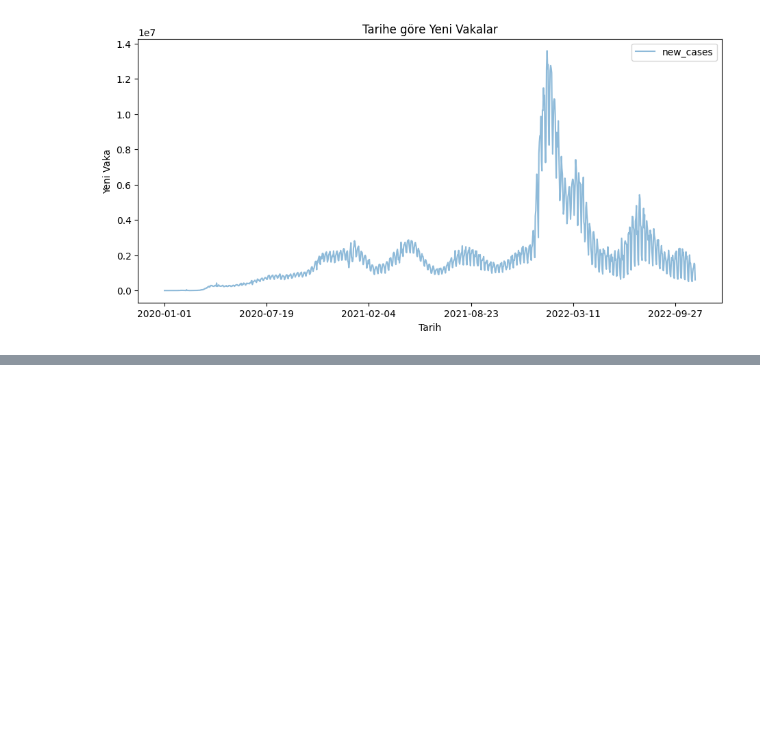
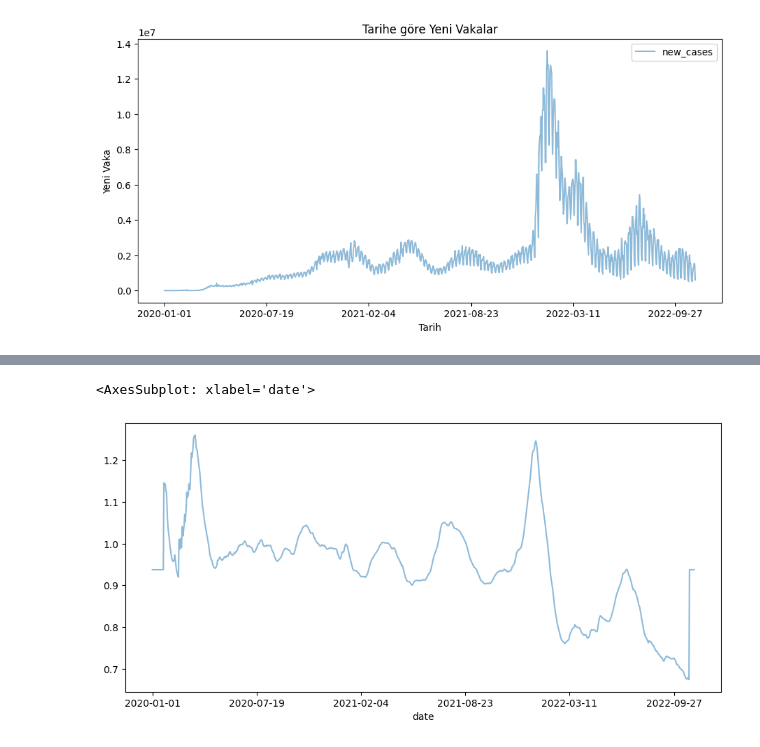
Before and after one commit to senasezgin/womenintech_python_bitirme_projesi, a Jupyter notebook: odev.ipynb, the cells around one changed output, grey strips where cells are left out. Cells and saved outputs as stored; diff of their text form; code cells hidden in the pictures; blank space fills up the shorter version.

```diff
--- a/odev.ipynb
+++ b/odev.ipynb
@@ -373,0 +364,3 @@ df.groupby("continent")["people_vaccinated"].sum().plot(figsize = (11, 5), alpha
+# %%
+
+df["reproduction_rate"].fillna(df["reproduction_rate"].mean(), inplace=True)
@@ -373,0 +371,6 @@ df.groupby("continent")["people_vaccinated"].sum().plot(figsize = (11, 5), alpha
+# %%
+#Üreme Oranı
+df.groupby("date")['reproduction_rate'].mean().plot(figsize = (11, 5), alpha = 0.5)
+# %% [output]
+<AxesSubplot: xlabel='date'>
+[figure, added]
```
Also changed, not shown: parts of 7 cells of this notebook.
